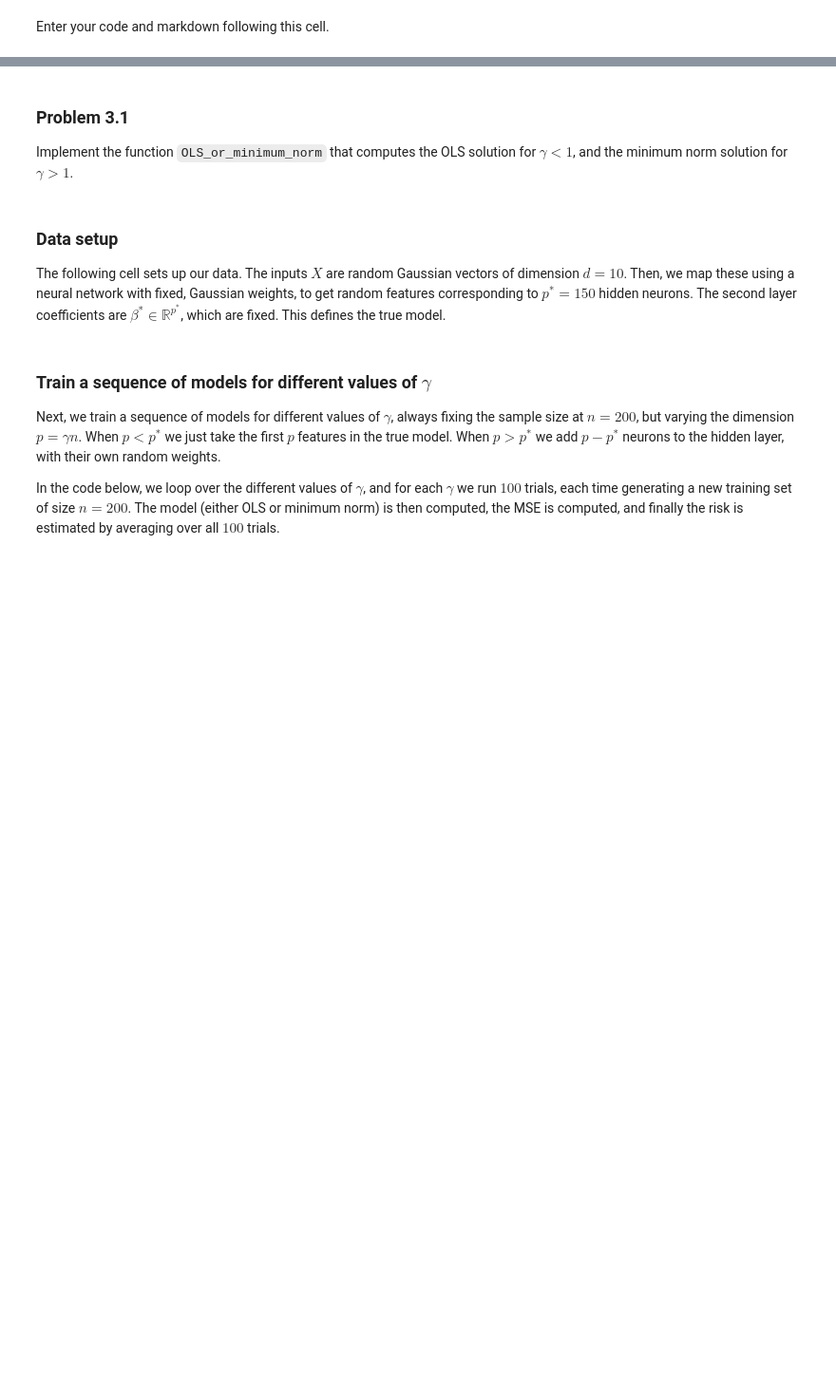
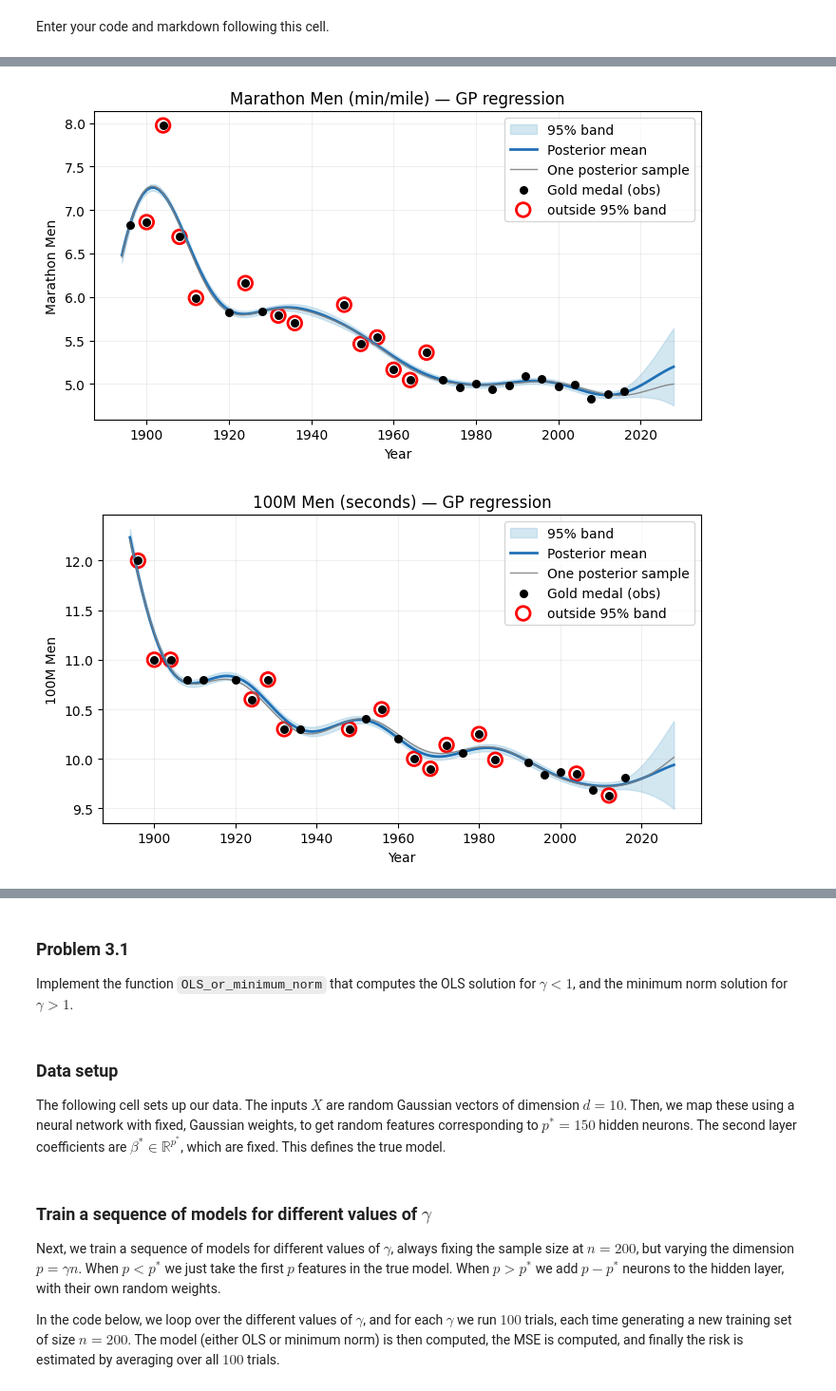
Before and after one commit to wangyf1125/SDS6650, a Jupyter notebook: assignments/assn2/assn2.ipynb, the cells around one changed output, grey strips where cells are left out. Shown at 95% size. Drawn from its saved outputs; the diff is of its cells as text; code cells hidden in the pictures; blank space fills up the shorter version.

```diff
--- a/assignments/assn2/assn2.ipynb
+++ b/assignments/assn2/assn2.ipynb
@@ -1052,0 +1482,33 @@ Enter your code and markdown following this cell.
+# %%
+# Six events (3 men + 3 women) — batch plotting
+def run_and_plot(event_name, length=18.0, var=0.5, noise=0.03**2, future_years=12):
+    tmp = dat[(dat['Event']==event_name) & (dat['Medal']=='G')].sort_values('Year')
+    year = np.array(tmp['Year'])
+    # Value transform
+    if "marathon" in event_name.lower():
+        val = np.array([minutes_per_mile_from_hms_str(s) for s in tmp['Result']])
+        unit = "min/mile"
+    else:
+        val = np.array([parse_time_to_seconds(s) for s in tmp['Result']])
+        unit = "seconds"
+    k = k_sum(k_rbf(length=length, var=var), k_linear(var=1e-6, c=year.mean()))
+    slope = (val[-1]-val[0])/(year[-1]-year[0]+1e-6)
+    m = mean_linear(a=val.mean(), b=slope, x0=year.mean())
+    gp_olympic_event(year, val, k, m, noise,
+                     event_name=f"{event_name} ({unit})",
+                     future_years=future_years)
+
+six = [
+    "Marathon Men",
+    "100M Men",
+    "1500M Men",
+    "Marathon Women",
+    "100M Women",
+    "800M Women",
+]
+
+for ev in six:
+    run_and_plot(ev, length=18.0, var=0.5, noise=0.03**2, future_years=12)
+# %% [output]
+[figure, added]
+[figure, added]
```
Also changed, not shown: parts of 14 cells of this notebook.
